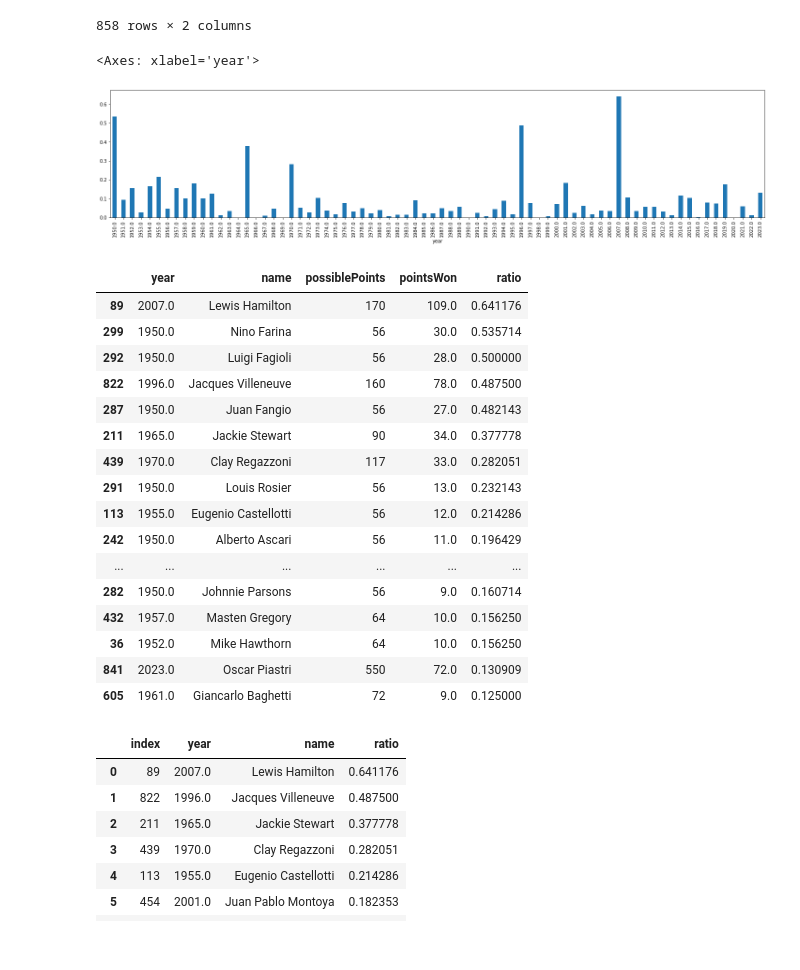
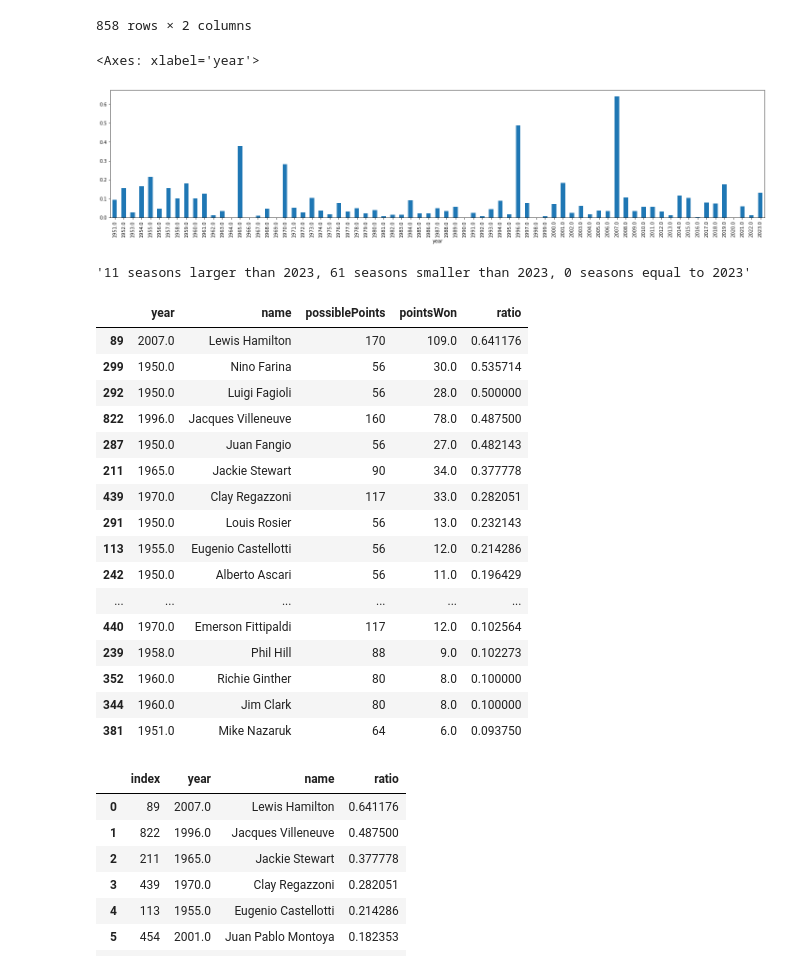
Before and after one commit to michalkasparek/f1-stats, a Jupyter notebook: 101 the most boring season.ipynb, the cells around one changed output. Cells and saved outputs as stored; diff of their text form; code cells hidden in the pictures.

```diff
--- a/101 the most boring season.ipynb
+++ b/101 the most boring season.ipynb
@@ -94,2 +105,2 @@ Index(['resultId', 'raceId', 'driverId', 'constructorId', 'number', 'grid',
 # %%
-laps = laps.merge(results[['raceId','driverId','laps','year','round','gp','name','constructor','status']], on=['raceId','driverId'])
+laps = laps.merge(results[results['year'] >= 1996][['raceId','driverId','grid','laps','year','round','gp','name','constructor','status']], on=['raceId','driverId'], how='outer')
@@ -198,3 +233,5 @@ leaderChanges
 1102 rows × 2 columns
 # %%
 results = results.merge(leaderChanges, on='raceId')
+# %%
+results['leaderChanges'] = pd.to_numeric(results['leaderChanges'])
@@ -562,12 +693,16 @@ rookies['pointsWon'] = rookies.apply(lambda row: points(row['year'], row['name']
 # %%
 rookies['ratio'] = rookies['pointsWon'] / rookies['possiblePoints']
 # %%
-rookies.groupby('year')['ratio'].max().plot.bar(figsize=(25,5))
+rookies[rookies['year'] > 1950].groupby('year')['ratio'].max().plot.bar(figsize=(25,5))
 # %% [output]
 <Axes: xlabel='year'>
-[figure, old version]
+[figure, new version]
+# %%
+rank23(rookies[rookies['year'] > 1950].groupby('year')['ratio'].max())
+# %% [output]
+'11 seasons larger than 2023, 61 seasons smaller than 2023, 0 seasons equal to 2023'
 # %%
-rookies.sort_values(by='ratio',ascending=False).head(20)
+rookies.sort_values(by='ratio',ascending=False).head(30)
 # %% [output]
 |  | year | name | possiblePoints | pointsWon | ratio |
 | 89 | 2007.0 | Lewis Hamilton | 170 | 109.0 | 0.641176 |
@@ -581,11 +716,11 @@ rookies.sort_values(by='ratio',ascending=False).head(20)
 | 113 | 1955.0 | Eugenio Castellotti | 56 | 12.0 | 0.214286 |
 | 242 | 1950.0 | Alberto Ascari | 56 | 11.0 | 0.196429 |
 | ... | ... | ... | ... | ... | ... |
-| 282 | 1950.0 | Johnnie Parsons | 56 | 9.0 | 0.160714 |
-| 432 | 1957.0 | Masten Gregory | 64 | 10.0 | 0.156250 |
-| 36 | 1952.0 | Mike Hawthorn | 64 | 10.0 | 0.156250 |
-| 841 | 2023.0 | Oscar Piastri | 550 | 72.0 | 0.130909 |
-| 605 | 1961.0 | Giancarlo Baghetti | 72 | 9.0 | 0.125000 |
+| 440 | 1970.0 | Emerson Fittipaldi | 117 | 12.0 | 0.102564 |
+| 239 | 1958.0 | Phil Hill | 88 | 9.0 | 0.102273 |
+| 352 | 1960.0 | Richie Ginther | 80 | 8.0 | 0.100000 |
+| 344 | 1960.0 | Jim Clark | 80 | 8.0 | 0.100000 |
+| 381 | 1951.0 | Mike Nazaruk | 64 | 6.0 | 0.093750 |
 # %%
 rookies[rookies['year'] > 1950][['year','name','ratio']].sort_values(by='ratio',ascending=False).head(50).reset_index()
 # %% [output]
```
Also changed, not shown: parts of 52 cells of this notebook, 10 other files.
